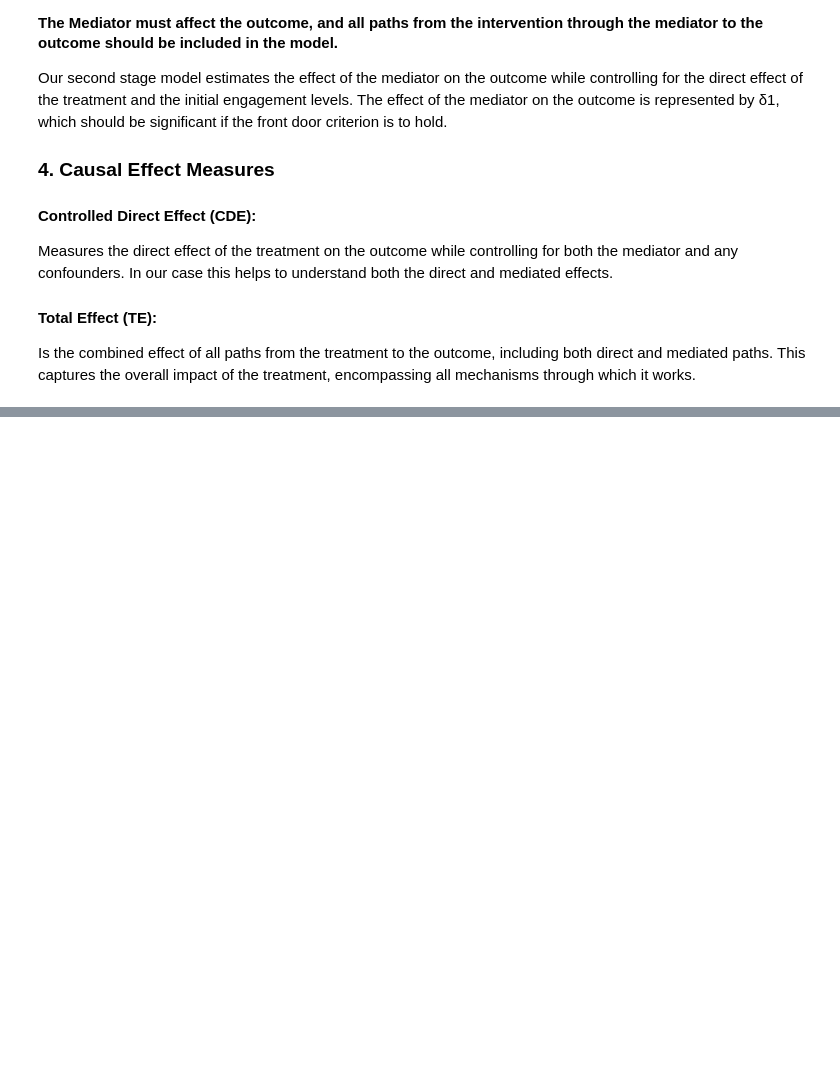
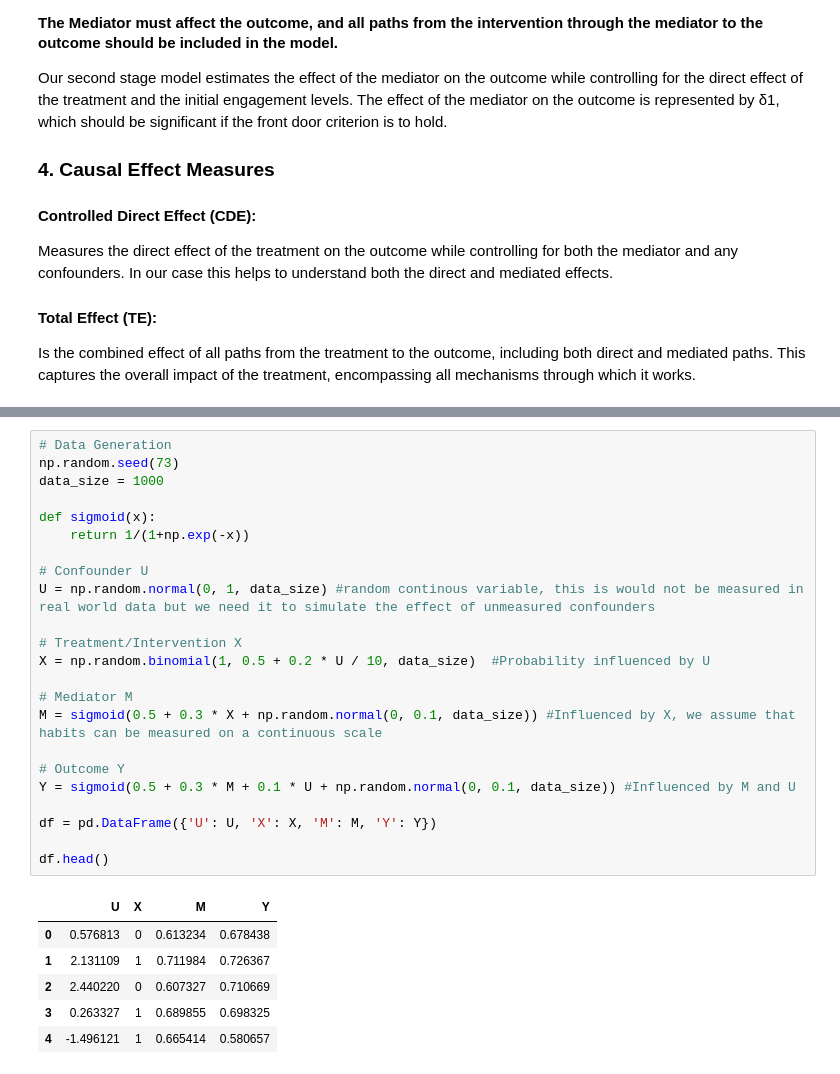
Before and after one commit to MaxiStahl1992/advanced-workbook-code, a Jupyter notebook: task4_full.ipynb, the cells around one changed output, grey strips where cells are left out. Cells and saved outputs as stored; diff of their text form; blank space fills up the shorter version.

```diff
--- a/task4_full.ipynb
+++ b/task4_full.ipynb
@@ -222,0 +122,30 @@ Description of sending messages scenario
+# %%
+# Data Generation
+np.random.seed(73)
+data_size = 1000
+
+def sigmoid(x):
+    return 1/(1+np.exp(-x))
+
+# Confounder U
+U = np.random.normal(0, 1, data_size) #random continous variable, this is would not be measured in real world data but we need it to simulate the effect of unmeasured confounders
+
+# Treatment/Intervention X
+X = np.random.binomial(1, 0.5 + 0.2 * U / 10, data_size)  #Probability influenced by U
+
+# Mediator M
+M = sigmoid(0.5 + 0.3 * X + np.random.normal(0, 0.1, data_size)) #Influenced by X, we assume that habits can be measured on a continuous scale
+
+# Outcome Y
+Y = sigmoid(0.5 + 0.3 * M + 0.1 * U + np.random.normal(0, 0.1, data_size)) #Influenced by M and U
+
+df = pd.DataFrame({'U': U, 'X': X, 'M': M, 'Y': Y})
+
+df.head()
+# %% [output]
+|  | U | X | M | Y |
+| 0 | 0.576813 | 0 | 0.613234 | 0.678438 |
+| 1 | 2.131109 | 1 | 0.711984 | 0.726367 |
+| 2 | 2.440220 | 0 | 0.607327 | 0.710669 |
+| 3 | 0.263327 | 1 | 0.689855 | 0.698325 |
+| 4 | -1.496121 | 1 | 0.665414 | 0.580657 |
```
Also changed, not shown: parts of 8 cells of this notebook.
